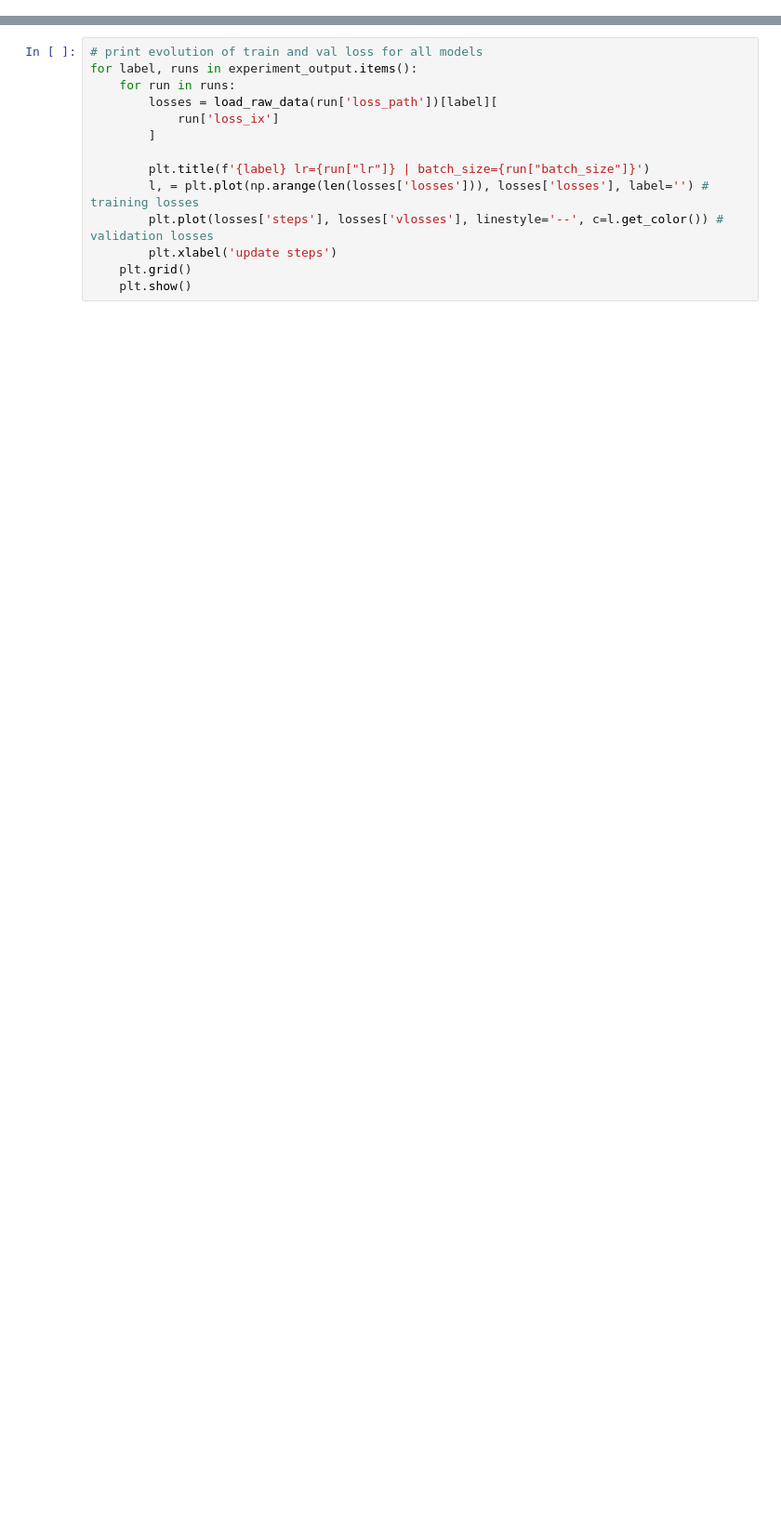
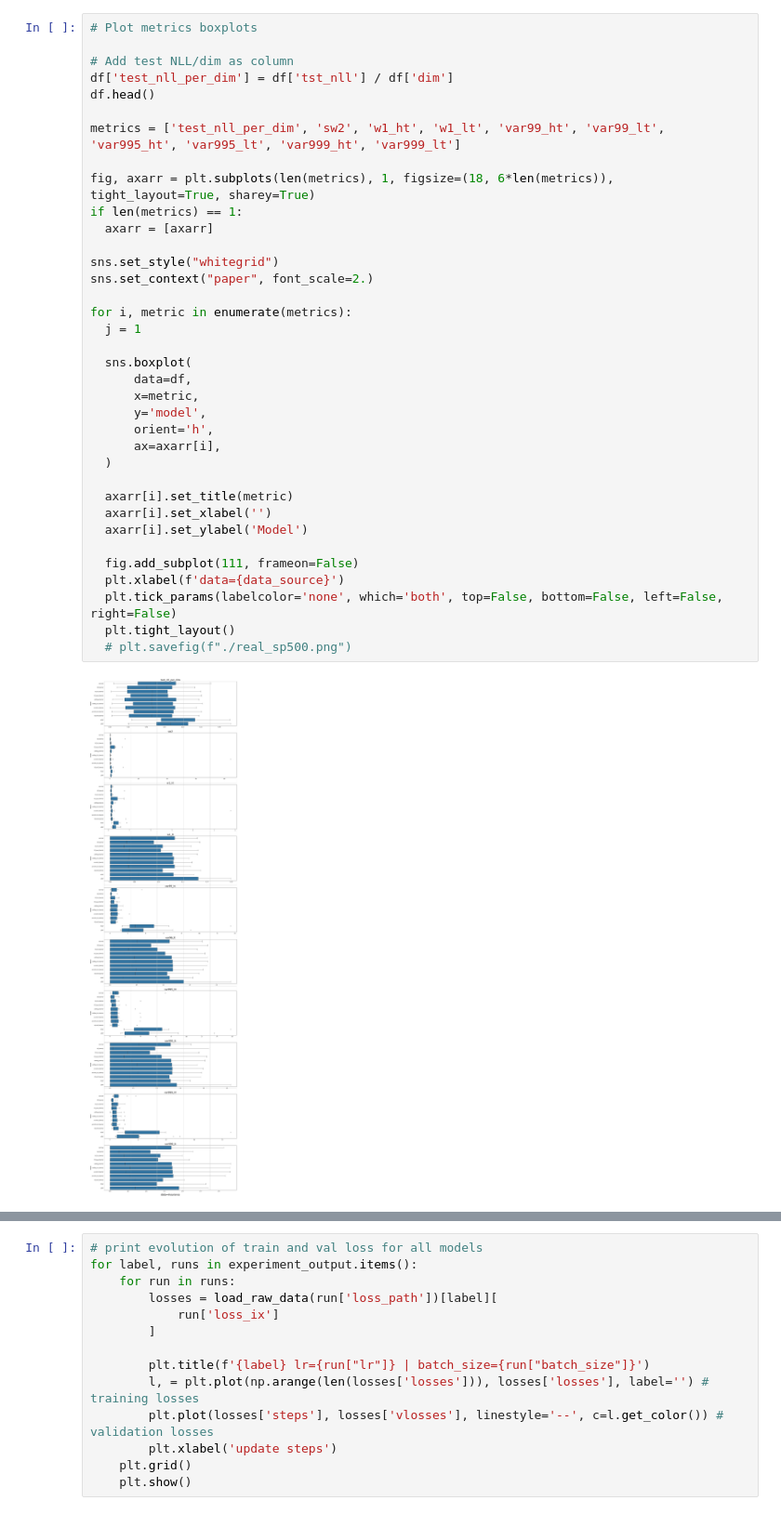
Before and after one commit to Lukas2412/tailnflows, a Jupyter notebook: experiments/density_estimation_real_data/results_analysis.ipynb, the cells around one changed output, grey strips where cells are left out. Shown at 93% size. Cells and saved outputs as stored; diff of their text form; blank space fills up the shorter version.

```diff
--- a/experiments/density_estimation_real_data/results_analysis.ipynb
+++ b/experiments/density_estimation_real_data/results_analysis.ipynb
@@ -107,3 +78,41 @@ Consider using tensor.detach() first. (Triggered internally at /__w/pytorch/pyto
+# %%
+# Plot metrics boxplots
+
+# Add test NLL/dim as column
+df['test_nll_per_dim'] = df['tst_nll'] / df['dim']
+df.head()
+
+metrics = ['test_nll_per_dim', 'sw2', 'w1_ht', 'w1_lt', 'var99_ht', 'var99_lt', 'var995_ht', 'var995_lt', 'var999_ht', 'var999_lt']
+
+fig, axarr = plt.subplots(len(metrics), 1, figsize=(18, 6*len(metrics)), tight_layout=True, sharey=True)
+if len(metrics) == 1:
+  axarr = [axarr]
+
+sns.set_style("whitegrid")
+sns.set_context("paper", font_scale=2.)
+
+for i, metric in enumerate(metrics):
+  j = 1
+
+  sns.boxplot(
+      data=df,
+      x=metric,
+      y='model',
+      orient='h',
+      ax=axarr[i],
+  )
+
+  axarr[i].set_title(metric)
+  axarr[i].set_xlabel('')
+  axarr[i].set_ylabel('Model')
+
+  fig.add_subplot(111, frameon=False)
+  plt.xlabel(f'data={data_source}')
+  plt.tick_params(labelcolor='none', which='both', top=False, bottom=False, left=False, right=False)
+  plt.tight_layout()
+  # plt.savefig(f"./real_sp500.png")
+# %% [output]
+[figure, added]
 # %%
 # Plot final test nll against final validation nll for all models (lower test nll is better)!
 
```
Also changed, not shown: parts of 9 cells of this notebook, 2 other files.
